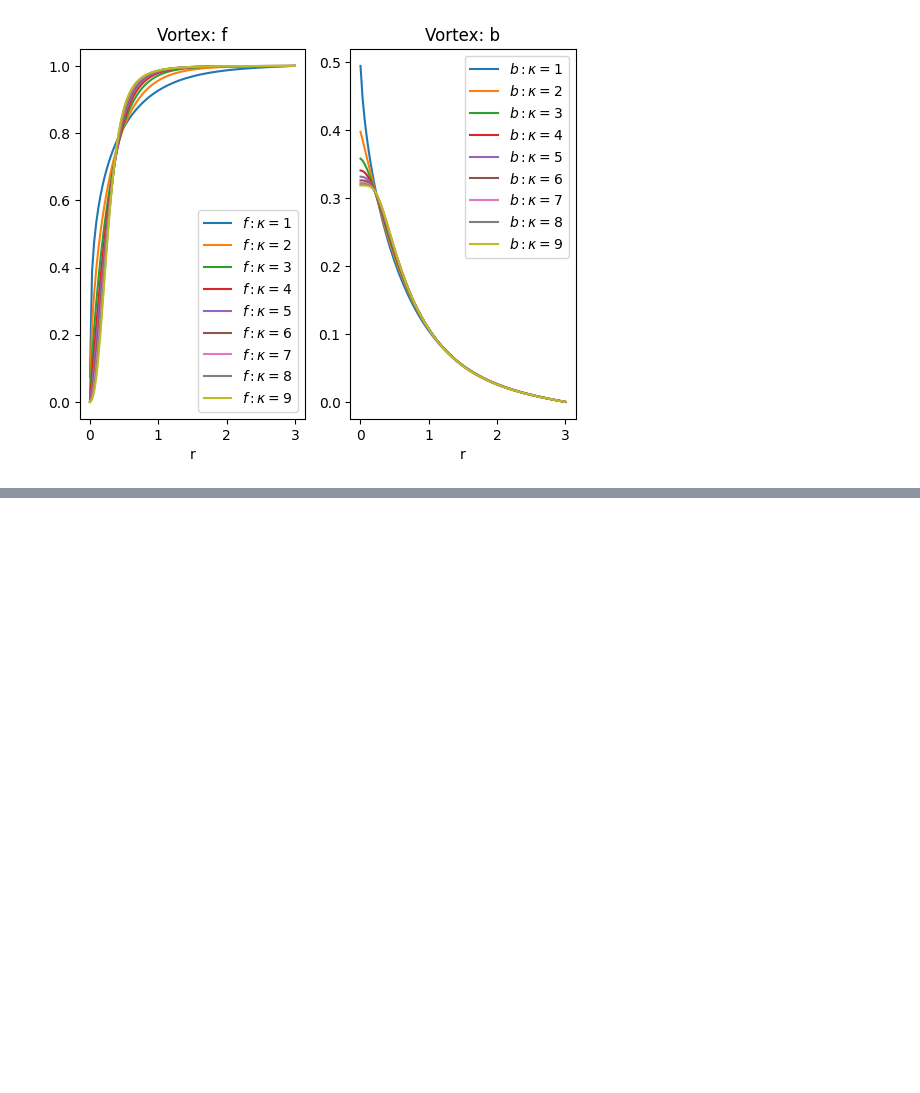
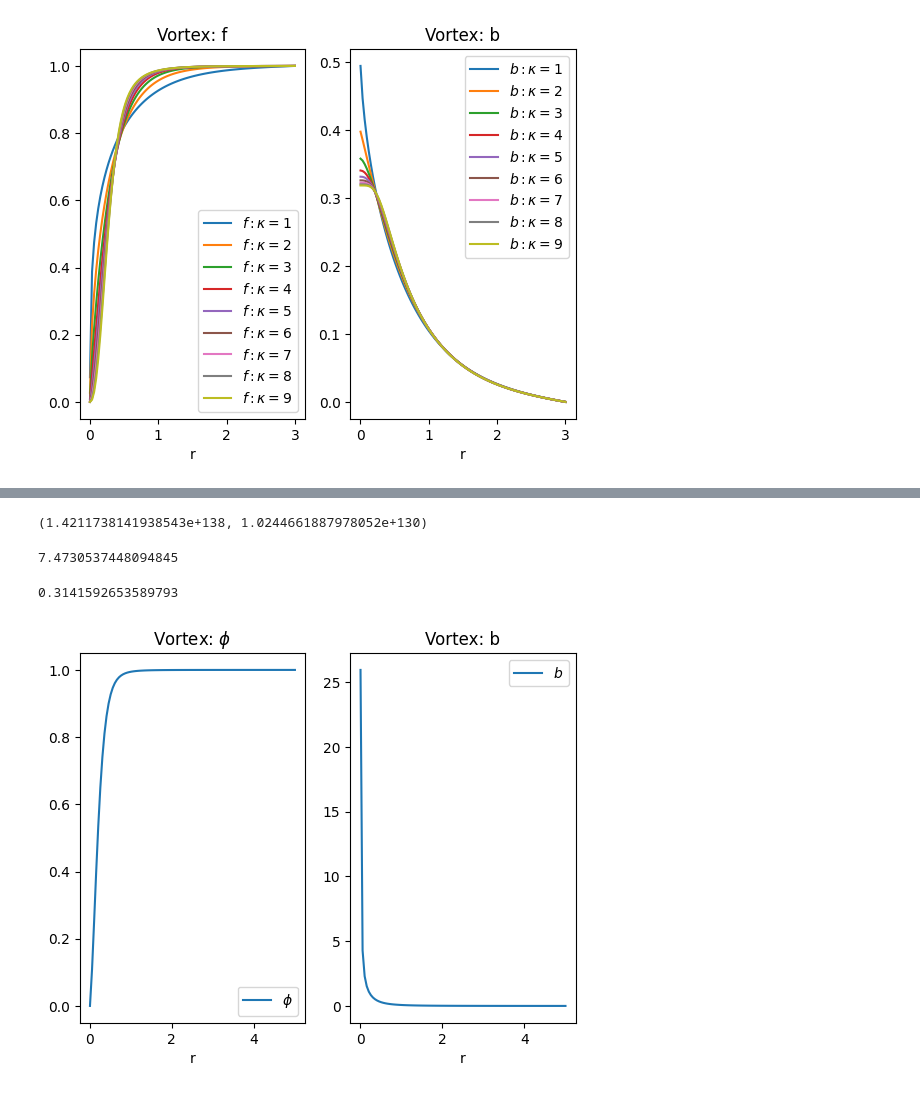
Before and after one commit to drmikecooke/glbook, a Jupyter notebook: _build/jupyter_execute/practice/vortex.ipynb, the cells around one changed output, grey strips where cells are left out. Cells and saved outputs as stored; diff of their text form; code cells hidden in the pictures; blank space fills up the shorter version.

```diff
--- a/_build/jupyter_execute/practice/vortex.ipynb
+++ b/_build/jupyter_execute/practice/vortex.ipynb
@@ -32,0 +37,70 @@ Hopefully the different heights as $r \rightarrow 0$ are damped by the $r$ facto
+# %%
+from glcd import glradial
+import matplotlib.pyplot as plt
+import numpy as np
+from scipy.integrate import quad
+
+kappa=1
+n=-1 # -1 give positive b field
+a,b=0.001,20
+
+
+sol=glradial(kappa,n,a,b)
+
+def phi(r):
+  f,df,a,da=sol.sol(r)
+  b=da+a/r
+  return 2*np.pi*r*b
+
+quad(phi,a,b)
+# %% [output]
+(1.4211738141938543e+138, 1.0244661887978052e+130)
+# %%
+f,df,a,da=sol.sol(b)
+a
+# %% [output]
+7.4730537448094845
+# %%
+2*np.pi/kappa/b
+# %% [output]
+0.3141592653589793
+# %%
+from glcd import glrplot
+import matplotlib.pyplot as plt
+from scipy.integrate import solve_bvp
+kappa=6
+n=-1 # -1 give positive b field
+a,b=0.01,5
+nodes=5
+def dY(x,Y): # Y=[f,df,a,b=da]
+  f,df,rhoa,rhob = Y
+  rhoank=rhoa+n/k
+  return np.vstack((df, kappa*kappa*f*(f**2+(rhoank/x)**2-1)-df/x,rhob,rhoank*f**2/x))
+def bc(Ya, Yb):
+  return np.array([Ya[0], Yb[0]-1, Yb[3],Ya[2]])
+rng=[a, b]
+x = np.linspace(*rng, nodes)
+Y = np.zeros((4, x.size))
+for k in range(x.size): # initialize f to 1
+  Y[0,k]=1
+sol=solve_bvp(dY, bc, x, Y)
+r_plot = np.linspace(a,b, 100)
+plots=sol.sol(r_plot)
+f=plots[0] # f
+plt.subplot(1, 2, 1)
+plt.plot(r_plot, f,label=f"$\phi$")
+plt.subplot(1, 2, 2)
+b = plots[3]/r_plot # b=da+a/x
+plt.plot(r_plot, b,label=f"$b$")
+
+plt.subplot(1, 2, 1)
+plt.xlabel("r")
+plt.title(f"Vortex: $\phi$")
+plt.legend()
+plt.subplot(1, 2, 2)
+plt.xlabel("r")
+plt.title(f"Vortex: b")
+plt.legend()
+plt.show()
+# %% [output]
+[figure, added]
```
Also changed, not shown: parts of 5 cells of this notebook, 49 other files.
